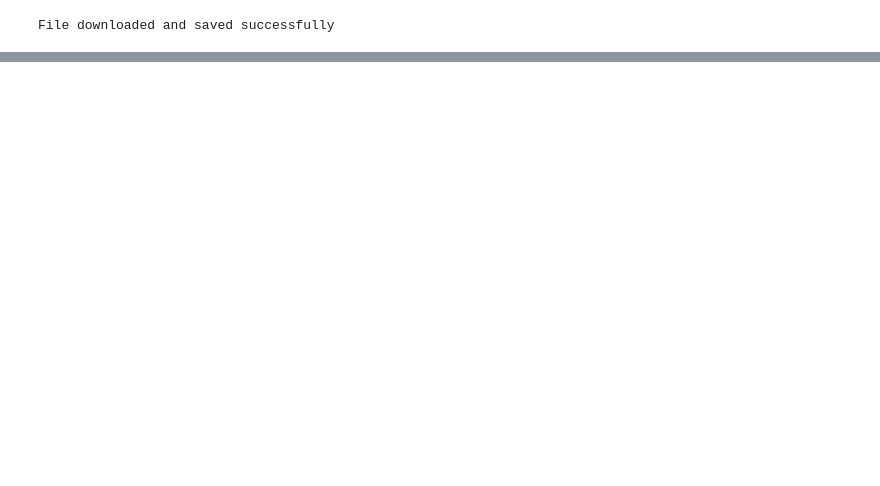
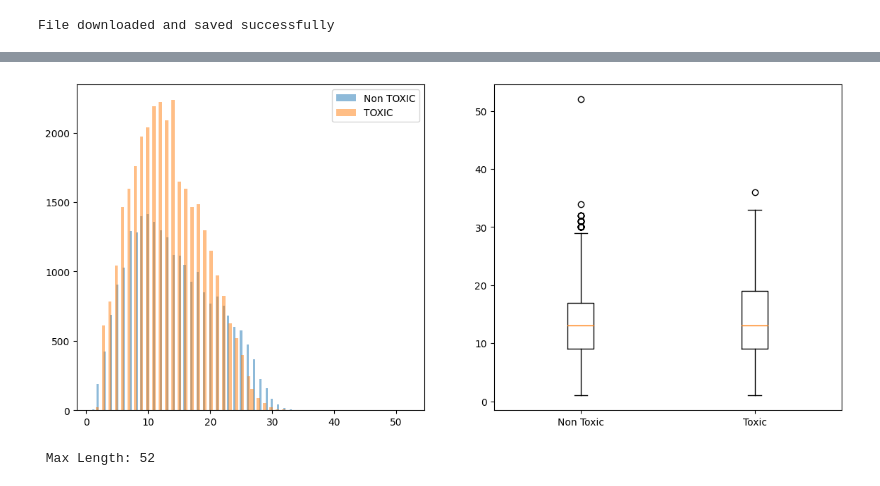
Before and after one commit to omid-sar/Interview-Preparation, a Jupyter notebook: ML_interview/tweet_classifier.ipynb, the cells around one changed output, grey strips where cells are left out. Cells and saved outputs as stored; diff of their text form; code cells hidden in the pictures; blank space fills up the shorter version.

```diff
--- a/ML_interview/tweet_classifier.ipynb
+++ b/ML_interview/tweet_classifier.ipynb
@@ -19,3 +19,5 @@ import pandas as pd
 import numpy as np
 
 df = pd.read_csv("twitter_toxic.csv")
+df = df.drop(columns=["Unnamed: 0"], axis=1)
+df.head()
@@ -21,0 +31,19 @@ df = pd.read_csv("twitter_toxic.csv")
+# %%
+from pickle import BINSTRING
+import matplotlib.pyplot as plt
+
+df["tweet_len"] = [len(seq.split()) for seq in df["tweet"]]
+toxic_len = df[df["Toxicity"] == 0]["tweet_len"]
+nontoxic_len = df[df["Toxicity"] == 1]["tweet_len"]
+
+fig, axes = plt.subplots(1, 2, figsize=(14,6))
+axes[0].hist(nontoxic_len, bins=100, alpha=0.5, label="Non TOXIC")
+axes[0].hist(toxic_len, bins=100, alpha=0.5,  label="TOXIC")
+axes[0].legend()
+
+axes[1].boxplot([toxic_len, nontoxic_len], labels=["Non Toxic", "Toxic"])
+plt.show()
+print(f' \n \n Max Length: {max(df["tweet_len"])}')
+# %% [output]
+[figure, added]
+ Max Length: 52
```
Also changed, not shown: parts of 6 cells of this notebook.
